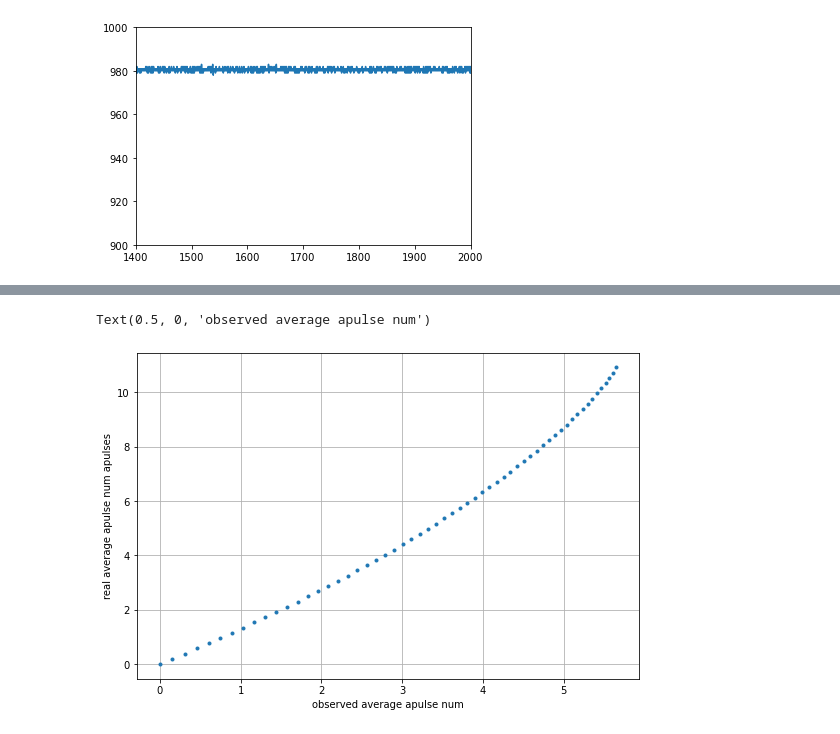
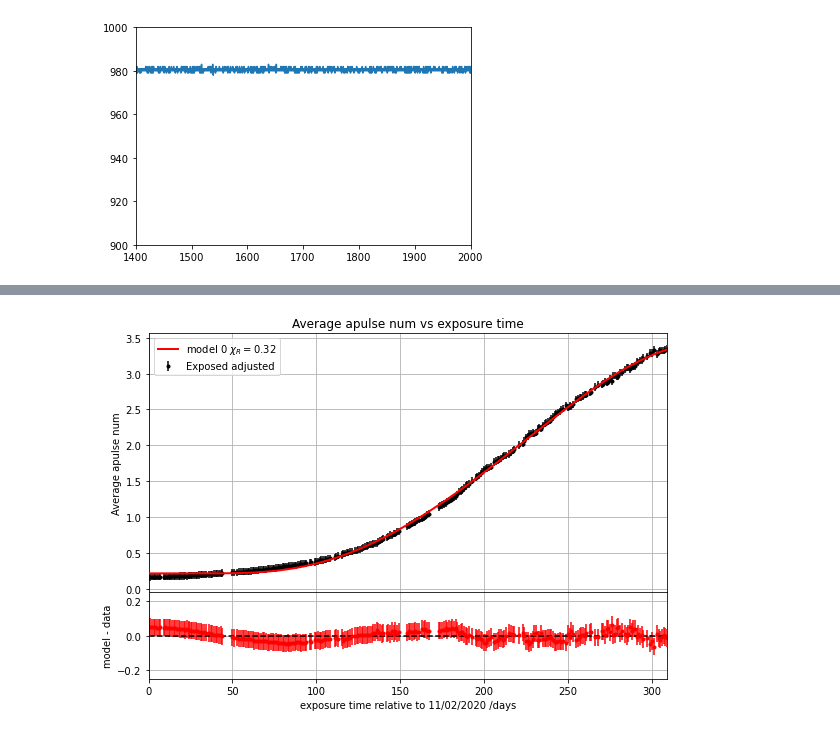
Before and after one commit to SuperNEMO-DBD/PMT-ShapeAnalysis, a Jupyter notebook: pmt_he_study/pulse_fitter.ipynb, the cells around one changed output, grey strips where cells are left out. Cells and saved outputs as stored; diff of their text form; code cells hidden in the pictures.

```diff
--- a/pmt_he_study/pulse_fitter.ipynb
+++ b/pmt_he_study/pulse_fitter.ipynb
@@ -336,14 +339,3 @@ plt.ylim(900,1000)
 # %% [output]
 (900.0, 1000.0)
 [figure]
-# %%
-file = open("/Users/williamquinn/Desktop/ratios.csv", 'r')
-fl = file.readlines()
-x = []
-y = []
-for index, line in enumerate(fl):
-    line_list = line.split(",")
-    x.append(int(line_list[0].strip()))
-    y.append(float(line_list[1].strip()))
-x = np.array(x)
-y = np.array(y)
@@ -481,11 +342,34 @@ Text(0.5, 0, 'num apulses')
-# %%
-f = np.array(f)
-my_list = np.where(means < 11)[0]
-plt.figure(figsize=(9,6), facecolor='white')
-plt.plot(f[my_list], means[my_list], ".")
-plt.grid()
-plt.ylabel('real average apulse num apulses')
-plt.xlabel('observed average apulse num')
-# %% [output]
-Text(0.5, 0, 'observed average apulse num')
-[figure, removed]
+# %%
+fig1 = plt.figure(figsize=(9,6), facecolor='white')
+guess = [3.50980737e-11, 2.12469979e-01, 1.71722438e+07, 3.25114206e+07, 4.22330995e+06]
+bounds = [[guess[i] - guess[i]/2 for i in range(len(guess))], [guess[i] + guess[i]/2 for i in range(len(guess))]]
+
+popt_0, pcov_0 = curve_fit(f=new_model_0, xdata=x, ydata=y_, p0=guess, bounds=bounds)
+#Plot Data-model
+new_x = [i for i in range(1000)]
+frame1=fig1.add_axes((.1,.3,.8,.6))
+plt.errorbar(x, y_, yerr=error_size, fmt='k.', label='Exposed adjusted')
+plt.plot(x, new_model_0(x, *popt_0), 'r-', zorder=10, linewidth=2,
+         label=r'model 0 $\chi_R=${:.2f}'.format(chi2(y_, error_size, (new_model_0(x, *popt_0)), len(popt_0))))
+#plt.plot(x, new_model(x, *popt), 'g-')
+#plt.plot(x, model_day(x, *popt), 'r-')
+frame1.set_xticklabels([]) #Remove x-tic labels for the first frame
+plt.grid()
+plt.ylabel("Average apulse num")
+plt.xlim(x[0], x[-1])
+plt.legend(loc='upper left')
+plt.title("Average apulse num vs exposure time")
+
+#Residual plot
+frame2=fig1.add_axes((.1,.1,.8,.2))
+plt.errorbar(x, new_model_0(x, *popt_0) - y_, yerr=error_size, fmt='r.')
+plt.axhline(0,ls='--', color='k')
+plt.grid()
+plt.xlim(x[0], x[-1])
+plt.ylim(-0.25, 0.25)
+plt.ylabel("model - data")
+plt.xlabel("exposure time relative to 11/02/2020 /days")
+plt.tight_layout()
+# plt.savefig('/Users/williamquinn/Desktop/model_0.pdf')
+# %% [output]
+[figure, added]
```
Also changed, not shown: parts of 10 cells of this notebook, 4 other files.
